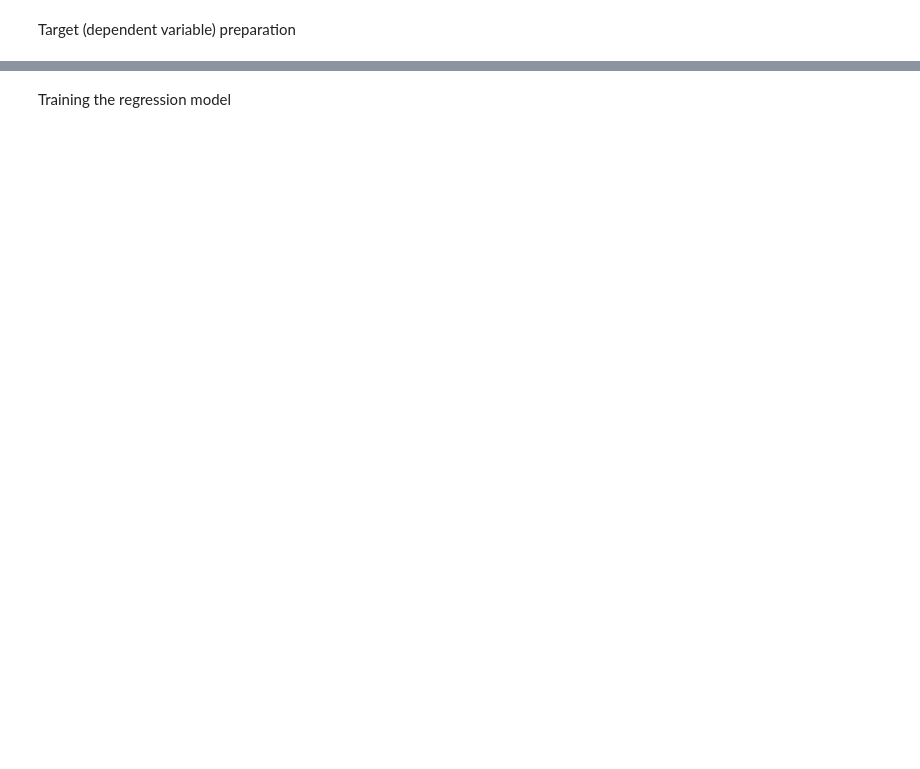
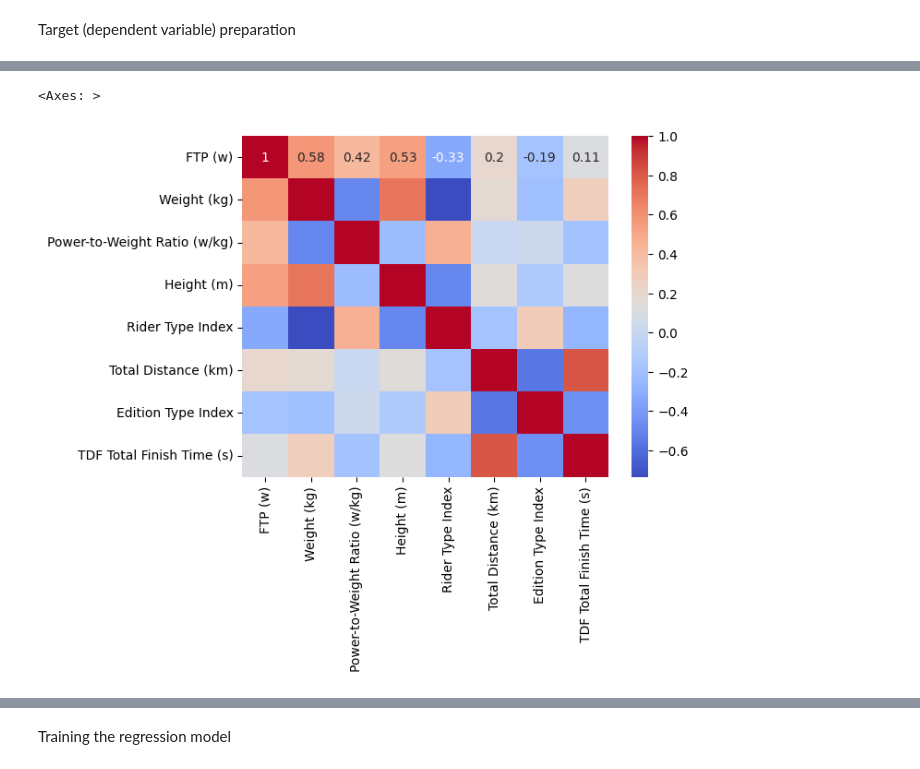
Before and after one commit to Fe-56/Tour-de-France-Data-Analysis, a Jupyter notebook: analysis.ipynb, the cells around one changed output, grey strips where cells are left out. Cells and saved outputs as stored; diff of their text form; code cells hidden in the pictures; blank space fills up the shorter version.

Commit message:
Refactor .csv files, visualise datapoints and trained 2 regression models

```diff
--- a/analysis.ipynb
+++ b/analysis.ipynb
@@ -89,7 +122,7 @@ time_trial = 'Points (Time Trial)'
 sprint = 'Points (Sprint)'
 gc = 'Points (GC)'
 climb = 'Points (Climb)'
-overall_type = 'Overall Type Index'
+rider_type = 'Rider Type Index'
 rider_type_indices_reference = {
     time_trial: 1,
     sprint: 2,
@@ -111,7 +144,7 @@ for rider_index, rider_information in all_riders.iterrows():
     rider_total_points = rider_time_trial_points + rider_sprint_points + rider_gc_points + rider_climb_points
     rider_overall_type_index = ((rider_type_indices_reference[time_trial] * rider_time_trial_points) + (rider_type_indices_reference[sprint] * rider_sprint_points) + (rider_type_indices_reference[gc] * rider_gc_points) + (rider_type_indices_reference[climb] * rider_climb_points))/rider_total_points
     rider_type_indices[rider_name] = rider_overall_type_index
-    all_riders.at[rider_index, overall_type] = rider_overall_type_index
+    all_riders.at[rider_index, rider_type] = rider_overall_type_index
 
 for tdf_rider_index, tdf_rider_information in tdf_riders.iterrows():
     tdf_rider_name = tdf_rider_information['Rider']
@@ -122,9 +155,9 @@ for tdf_rider_index, tdf_rider_information in tdf_riders.iterrows():
     tdf_rider_total_points = tdf_rider_time_trial_points + tdf_rider_sprint_points + tdf_rider_gc_points + tdf_rider_climb_points
     tdf_rider_overall_type_index = ((rider_type_indices_reference[time_trial] * tdf_rider_time_trial_points) + (rider_type_indices_reference[sprint] * tdf_rider_sprint_points) + (rider_type_indices_reference[gc] * tdf_rider_gc_points) + (rider_type_indices_reference[climb] * tdf_rider_climb_points))/tdf_rider_total_points
     tdf_rider_type_indices[tdf_rider_name] = tdf_rider_overall_type_index
-    tdf_riders.at[tdf_rider_index, overall_type] = tdf_rider_overall_type_index
+    tdf_riders.at[tdf_rider_index, rider_type] = tdf_rider_overall_type_index
 
 # the overall type of each rider. the higher the index, the better the rider is at mountainous stages. the lower the index, the better the rider is at time trial and flat stages
 print(rider_type_indices)
-all_riders.to_csv('All_Riders_Info_With_Type.csv', sep=',', encoding='utf-8', index=False)
-tdf_riders.to_csv('TDF_Riders_With_Timing_Type.csv', sep=',', encoding='utf-8', index=False)
+all_riders.to_csv('./cleaned_data/All_Riders_Info_With_Type.csv', sep=',', encoding='utf-8', index=False)
+tdf_riders.to_csv('./cleaned_data/TDF_Riders_With_Timing_Type.csv', sep=',', encoding='utf-8', index=False)
@@ -136,9 +171,9 @@ ftp = 'FTP (w)'
 weight = 'Weight (kg)'
 power_to_weight_ratio = 'Power-to-Weight Ratio (w/kg)'
 height = 'Height (m)'
-tdfs_participated_in = 'Tour de Frances participated in' # to indicate which Tour de France edition to use when training the regression model
+tdfs_participated_in_label = 'Tour de Frances participated in' # to indicate which Tour de France edition to use when training the regression model
 name = 'Rider' # to indicate which Tour de France total finish timing to use when training the regression model
-features_riders = tdf_riders[[name, ftp, weight, power_to_weight_ratio, height, overall_type, tdfs_participated_in]].copy()
+features_riders = tdf_riders[[name, ftp, weight, power_to_weight_ratio, height, rider_type, tdfs_participated_in_label]].copy()
 
 # Tour de France edition features
 total_distance = 'Total Distance (km)'
@@ -160,10 +195,10 @@ for feature_rider_index, feature_rider_information in features_riders.iterrows()
             feature_rider_information[weight],
             feature_rider_information[power_to_weight_ratio],
             feature_rider_information[height],
-            feature_rider_information[overall_type],
+            feature_rider_information[rider_type],
             tdf_edition_total_distances[tdf_participated_in],
             tdf_edition_type_indices[tdf_participated_in]
         ])
 
-features = pd.DataFrame(features_list, columns=[ftp, weight, power_to_weight_ratio, height, overall_type, total_distance, edition_type])
-print(features)
+features = pd.DataFrame(features_list, columns=[ftp, weight, power_to_weight_ratio, height, rider_type, total_distance, edition_type])
+display(features)
@@ -170,10 +219,13 @@ print(features)
 # %% [markdown]
 Target (dependent variable) preparation
 # %%
+#target
+finish_time = 'TDF Total Finish Time (s)'
+
 target_list = []
 
 for tdf_rider_index, tdf_rider_information in tdf_riders.iterrows():
-    tdfs_participated_in_raw = tdf_rider_information['Tour de Frances participated in'].split(", ")
+    tdfs_participated_in_raw = tdf_rider_information.loc[tdfs_participated_in_label].split(", ")
     tdfs_participated_in = []
 
     for tdf_edition_raw in tdfs_participated_in_raw:
@@ -182,5 +234,5 @@ for tdf_rider_index, tdf_rider_information in tdf_riders.iterrows():
     for tdf_participated_in in tdfs_participated_in:
         target_list.append(tdf_rider_information[tdf_total_finish_time_column_name(tdf_participated_in)])
 
-target = pd.DataFrame(target_list, columns=['TDF Total Finish Time (s)'])
+target = pd.DataFrame(target_list, columns=[finish_time])
 print(target)
@@ -186,0 +256,4 @@ print(target)
+# %%
+dataset = pd.merge(features, target, left_index=True, right_index=True)
+dataset = dataset.astype(float)
+display(dataset)
@@ -186,0 +274,7 @@ print(target)
+# %%
+
+matrix = dataset.corr(method='pearson')
+sns.heatmap(matrix, annot=True, cmap='coolwarm')
+# %% [output]
+<Axes: >
+[figure, added]
```
Also changed, not shown: parts of 19 cells of this notebook, 8 other files.
